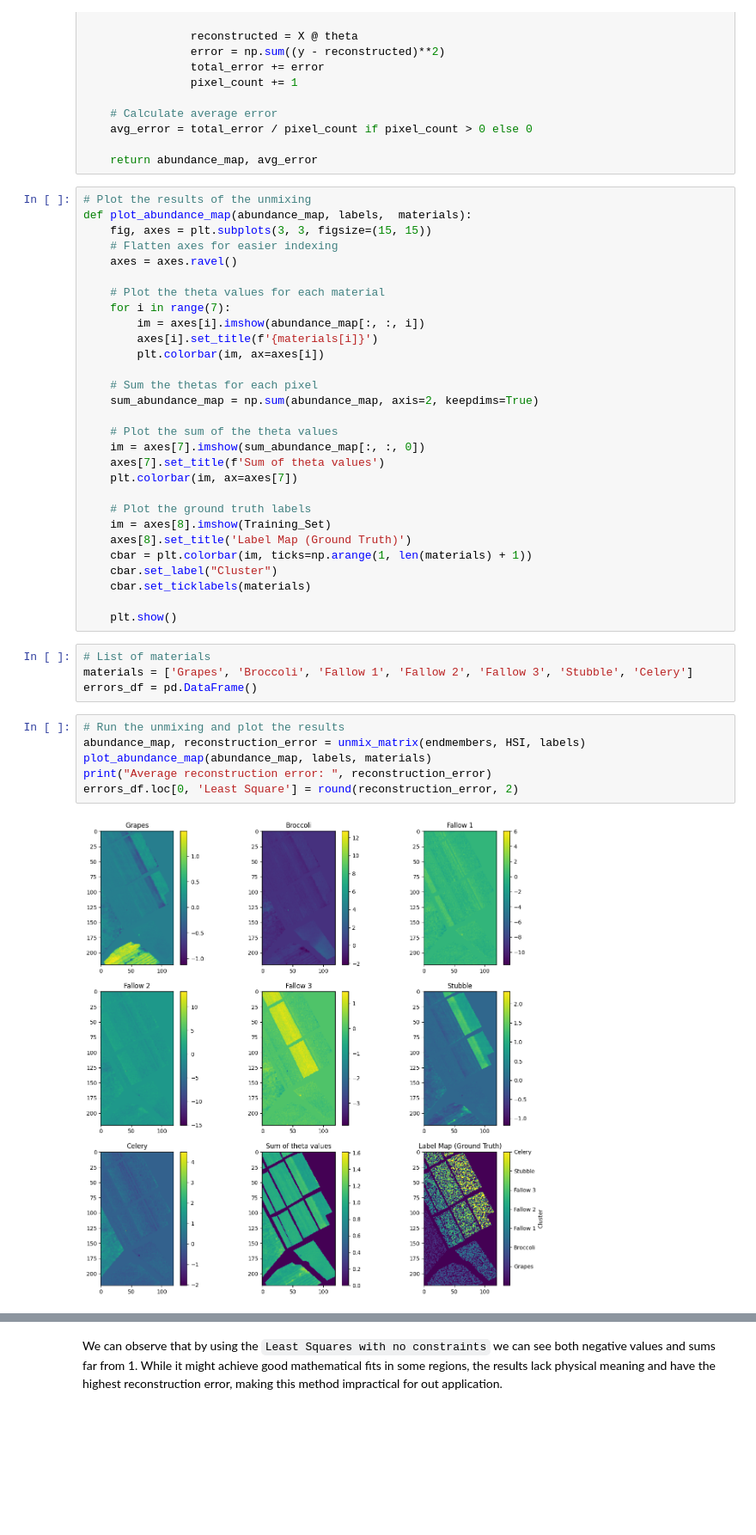
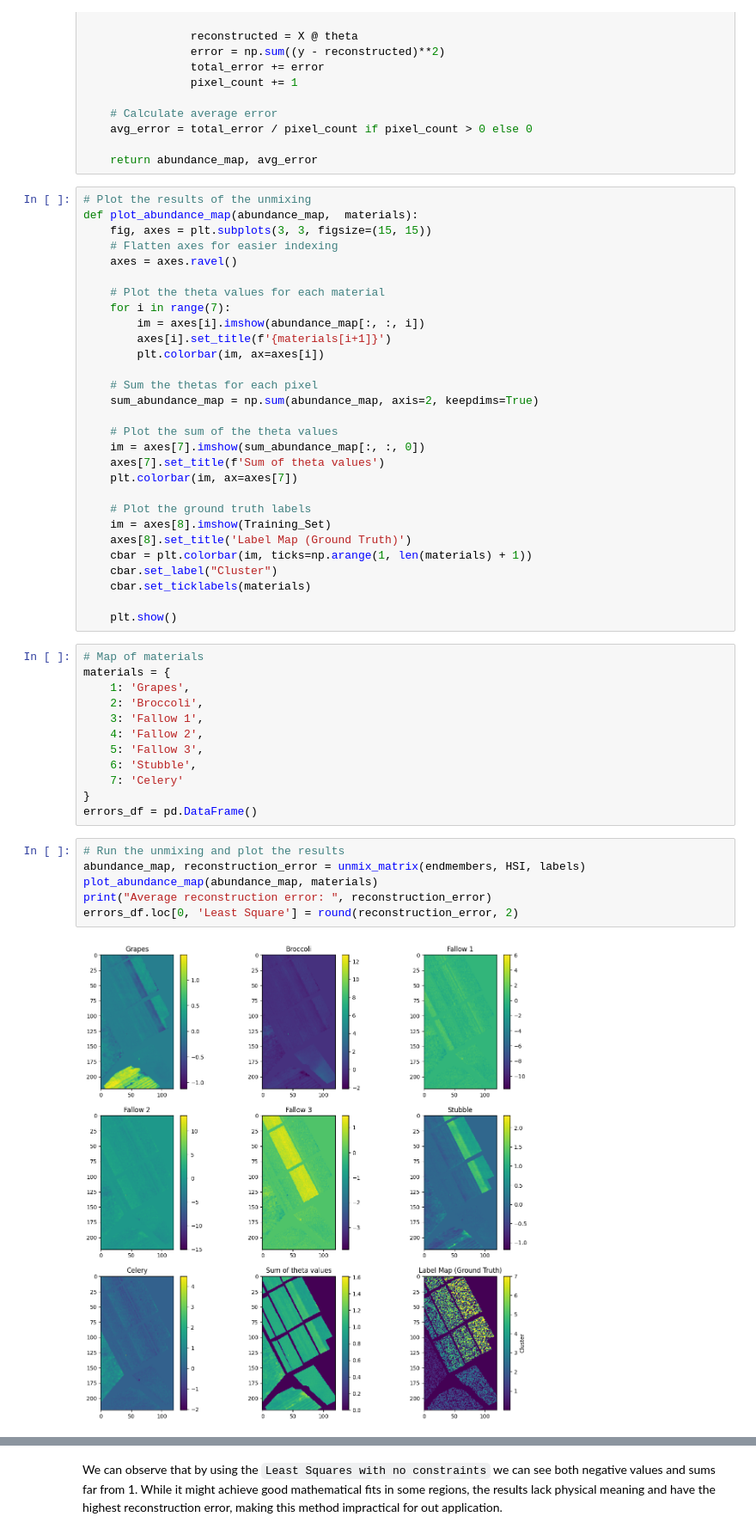
Before and after one commit to miketheofan/msc-in-data-science, a Jupyter notebook: Project_AUEB.ipynb, the cells around one changed output, grey strips where cells are left out. Shown at 86% size. Drawn from its saved outputs; the diff is of its cells as text; blank space fills up the shorter version.

```diff
--- a/Project_AUEB.ipynb
+++ b/Project_AUEB.ipynb
@@ -155,7 +159,7 @@ def unmix_matrix(endmembers, HSI, labels, method="Least Squares"):
     return abundance_map, avg_error
 # %%
 # Plot the results of the unmixing
-def plot_abundance_map(abundance_map, labels,  materials):
+def plot_abundance_map(abundance_map,  materials):
     fig, axes = plt.subplots(3, 3, figsize=(15, 15))
     # Flatten axes for easier indexing
     axes = axes.ravel()
@@ -163,7 +167,7 @@ def plot_abundance_map(abundance_map, labels,  materials):
     # Plot the theta values for each material
     for i in range(7):
         im = axes[i].imshow(abundance_map[:, :, i])
-        axes[i].set_title(f'{materials[i]}')
+        axes[i].set_title(f'{materials[i+1]}')
         plt.colorbar(im, ax=axes[i])
 
     # Sum the thetas for each pixel
@@ -183,14 +187,22 @@ def plot_abundance_map(abundance_map, labels,  materials):
 
     plt.show()
 # %%
-# List of materials
-materials = ['Grapes', 'Broccoli', 'Fallow 1', 'Fallow 2', 'Fallow 3', 'Stubble', 'Celery']
+# Map of materials
+materials = {
+    1: 'Grapes',
+    2: 'Broccoli',
+    3: 'Fallow 1',
+    4: 'Fallow 2',
+    5: 'Fallow 3',
+    6: 'Stubble',
+    7: 'Celery'
+}
 errors_df = pd.DataFrame()
 # %%
 # Run the unmixing and plot the results
 abundance_map, reconstruction_error = unmix_matrix(endmembers, HSI, labels)
-plot_abundance_map(abundance_map, labels, materials)
+plot_abundance_map(abundance_map, materials)
 print("Average reconstruction error: ", reconstruction_error)
 errors_df.loc[0, 'Least Square'] = round(reconstruction_error, 2)
 # %% [output]
-[figure, old version]
+[figure, new version]
```
Also changed, not shown: parts of 14 cells of this notebook.
